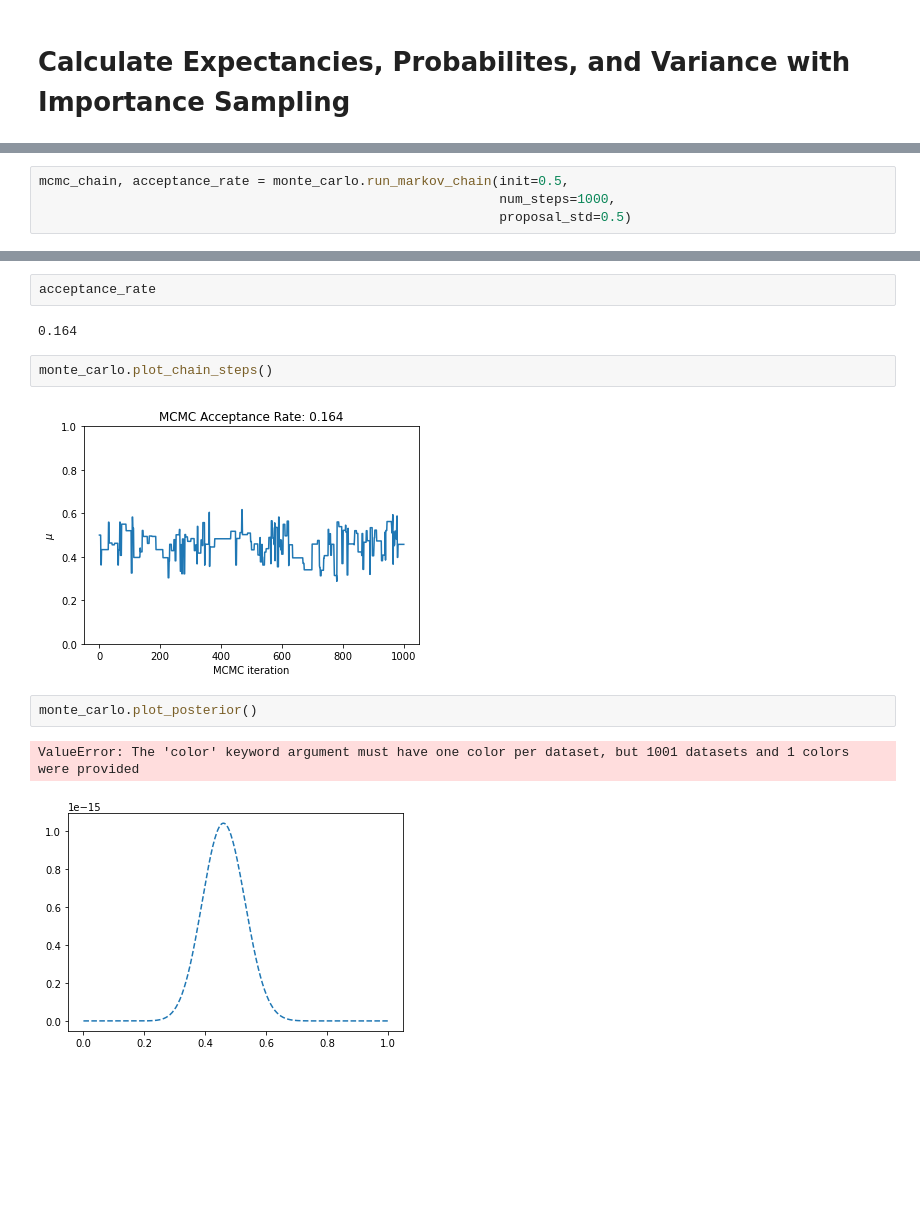
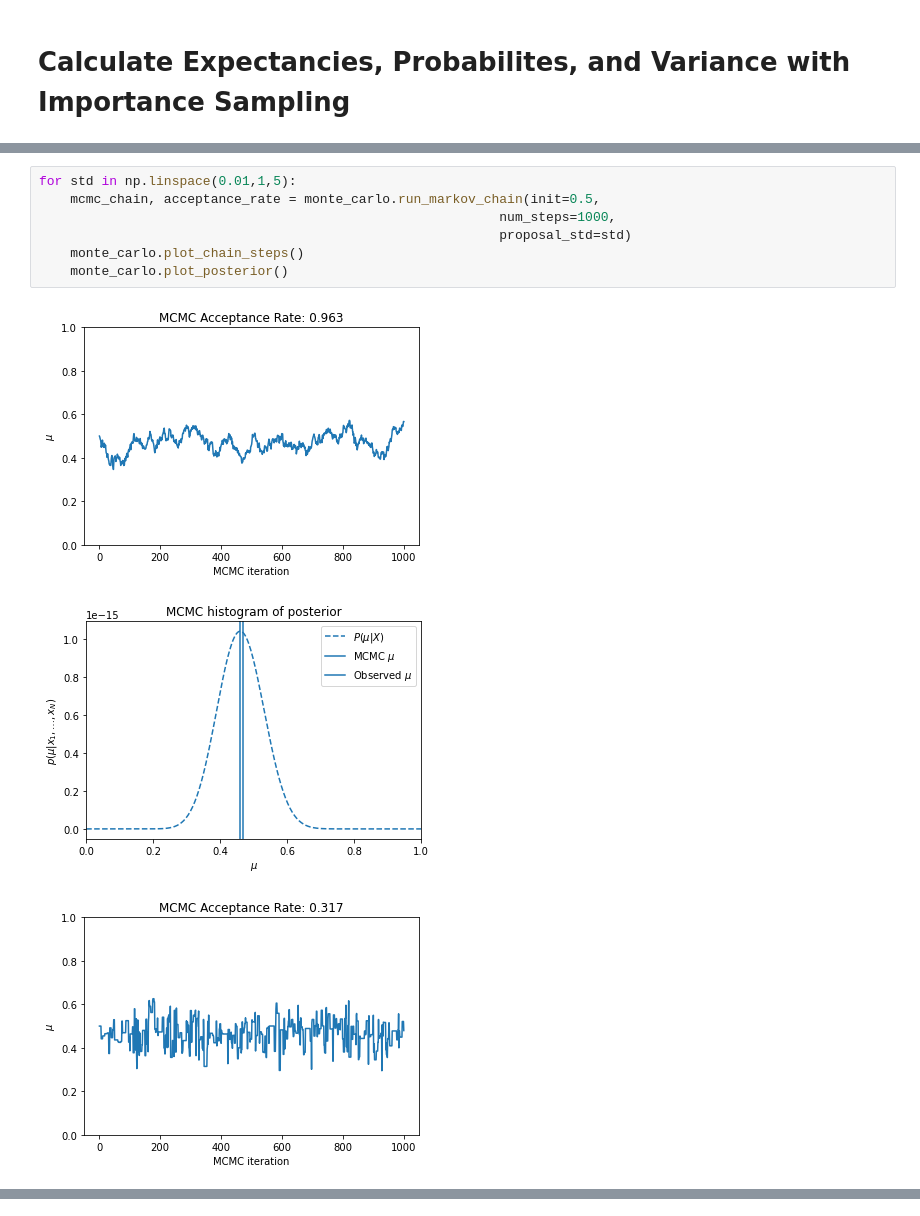
Before and after one commit to eirikbaekkelund/Bayesian_Deep_Learning, a Jupyter notebook: bent_coins.ipynb, the cells around one changed output, grey strips where cells are left out. Cells and saved outputs as stored; diff of their text form; blank space fills up the shorter version.

```diff
--- a/bent_coins.ipynb
+++ b/bent_coins.ipynb
@@ -340,4 +340,11 @@ monte_carlo.percentage_less_than_prob(0.4).item()
 # %%
-mcmc_chain, acceptance_rate = monte_carlo.run_markov_chain(init=0.5,
+for std in np.linspace(0.01,1,5):
+    mcmc_chain, acceptance_rate = monte_carlo.run_markov_chain(init=0.5,
                                                            num_steps=1000,
-                                                           proposal_std=0.5)
+                                                           proposal_std=std)
+    monte_carlo.plot_chain_steps()
+    monte_carlo.plot_posterior()
+# %% [output]
+[figure, added]
+[figure, added]
+[figure, added]
@@ -344,13 +357,0 @@ mcmc_chain, acceptance_rate = monte_carlo.run_markov_chain(init=0.5,
-# %%
-acceptance_rate
-# %% [output]
-0.164
-# %%
-monte_carlo.plot_chain_steps()
-# %% [output]
-[figure, removed]
-# %%
-monte_carlo.plot_posterior()
-# %% [output]
-ValueError: The 'color' keyword argument must have one color per dataset, but 1001 datasets and 1 colors were provided
-[figure, removed]
```
Also changed, not shown: parts of 17 cells of this notebook, 2 other files.
